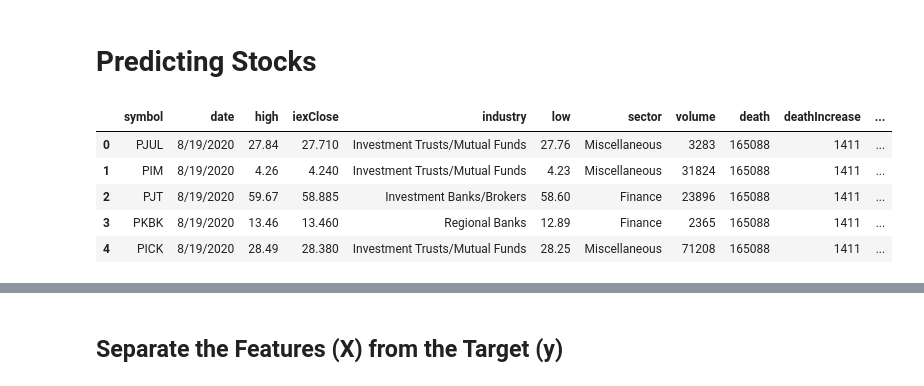
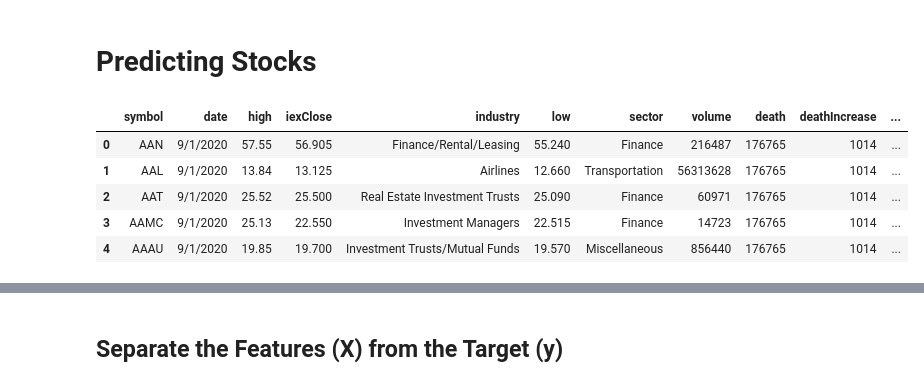
Before and after one commit to joeapodaca/apestogetherstrong, a Jupyter notebook: logistic_regression.ipynb, the cells around one changed output, grey strips where cells are left out. Drawn from its saved outputs; the diff is of its cells as text; code cells hidden in the pictures.

```diff
--- a/logistic_regression.ipynb
+++ b/logistic_regression.ipynb
@@ -8,16 +8,16 @@ import numpy as np
 from sklearn.linear_model import LogisticRegression
 from sklearn.metrics import accuracy_score
 # %%
-data = Path('resources/cleaned_close1.csv')
+data = Path('resources/post831.csv')
 df = pd.read_csv(data)
 df.head()
 # %% [output]
 |  | symbol | date | high | iexClose | industry | low | sector | volume | death | deathIncrease | ... |
-| 0 | PJUL | 8/19/2020 | 27.84 | 27.710 | Investment Trusts/Mutual Funds | 27.76 | Miscellaneous | 3283 | 165088 | 1411 | ... |
-| 1 | PIM | 8/19/2020 | 4.26 | 4.240 | Investment Trusts/Mutual Funds | 4.23 | Miscellaneous | 31824 | 165088 | 1411 | ... |
-| 2 | PJT | 8/19/2020 | 59.67 | 58.885 | Investment Banks/Brokers | 58.60 | Finance | 23896 | 165088 | 1411 | ... |
-| 3 | PKBK | 8/19/2020 | 13.46 | 13.460 | Regional Banks | 12.89 | Finance | 2365 | 165088 | 1411 | ... |
-| 4 | PICK | 8/19/2020 | 28.49 | 28.380 | Investment Trusts/Mutual Funds | 28.25 | Miscellaneous | 71208 | 165088 | 1411 | ... |
+| 0 | AAN | 9/1/2020 | 57.55 | 56.905 | Finance/Rental/Leasing | 55.240 | Finance | 216487 | 176765 | 1014 | ... |
+| 1 | AAL | 9/1/2020 | 13.84 | 13.125 | Airlines | 12.660 | Transportation | 56313628 | 176765 | 1014 | ... |
+| 2 | AAT | 9/1/2020 | 25.52 | 25.500 | Real Estate Investment Trusts | 25.090 | Finance | 60971 | 176765 | 1014 | ... |
+| 3 | AAMC | 9/1/2020 | 25.13 | 22.550 | Investment Managers | 22.515 | Finance | 14723 | 176765 | 1014 | ... |
+| 4 | AAAU | 9/1/2020 | 19.85 | 19.700 | Investment Trusts/Mutual Funds | 19.570 | Miscellaneous | 856440 | 176765 | 1014 | ... |
 # %%
 # Drop the null columns where all values are null
 df = df.dropna(axis='columns', how='all')
```
Also changed, not shown: parts of 6 cells of this notebook, 22 other files.
